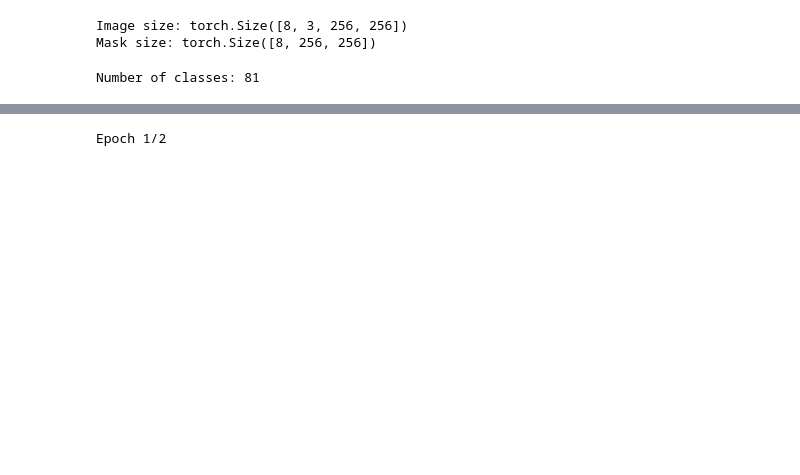
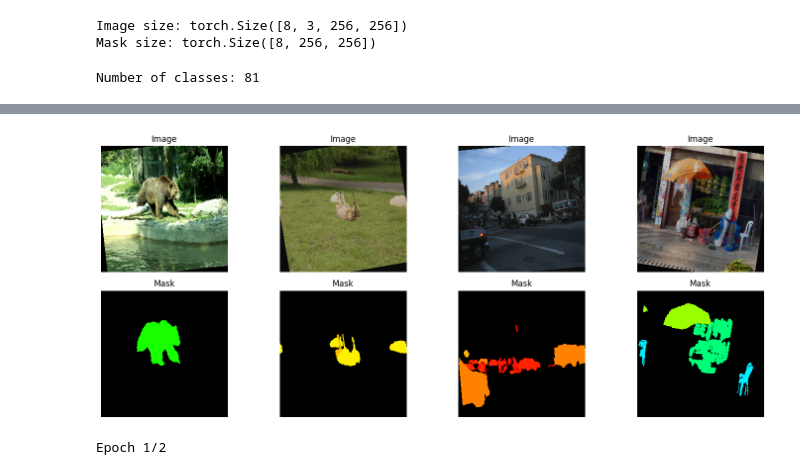
Before and after one commit to sadhiin/unet-image-segmentation, a Jupyter notebook: coco_CrossE.ipynb, the cells around one changed output, grey strips where cells are left out. Drawn from its saved outputs; the diff is of its cells as text; code cells hidden in the pictures; blank space fills up the shorter version.

Commit message:
added coco mask ploting issue

```diff
--- a/coco_CrossE.ipynb
+++ b/coco_CrossE.ipynb
@@ -111,3 +106,8 @@ plot_images_and_masks(images, masks)
+# %%
+images, masks = next(iter(train_loader))
+plot_images_and_masks(images, masks)
+# %% [output]
+[figure, added]
 # %%
 # Training setup
 from early_stopping import EarlyStopping
```
Also changed, not shown: parts of 4 cells of this notebook, 2 other files.
